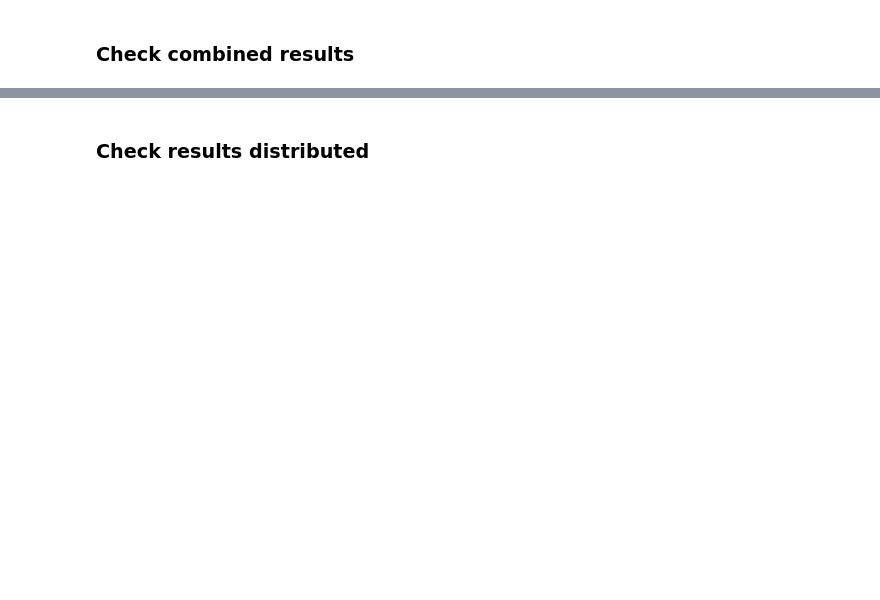
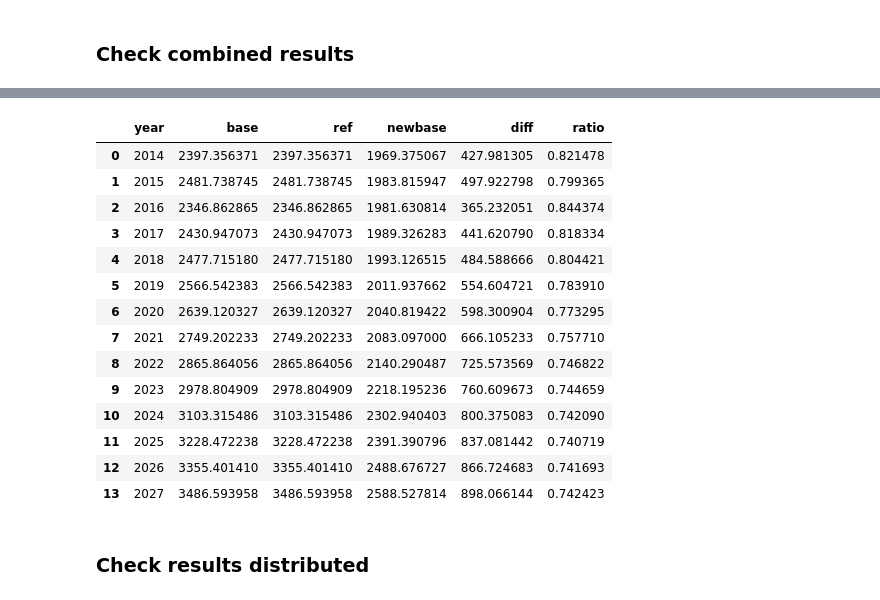
Before and after one commit to PSLmodels/Business-Taxation, a Jupyter notebook: combined_corporate_model.ipynb, the cells around one changed output, grey strips where cells are left out. Cells and saved outputs as stored; diff of their text form; code cells hidden in the pictures; blank space fills up the shorter version.

```diff
--- a/combined_corporate_model.ipynb
+++ b/combined_corporate_model.ipynb
@@ -246,3 +246,26 @@ combined_base
+# %%
+earnings_comparison = pd.DataFrame({'year': range(2014, 2028), 'base': np.array(combined_base['ebitda']), 'ref': np.array(combined_ref['ebitda'])})
+exec(open('earnings.py').read())
+earnings_comparison['newbase'] = extend_earnings_b()
+earnings_comparison['diff'] = earnings_comparison['base'] - earnings_comparison['newbase']
+earnings_comparison['ratio'] = earnings_comparison['newbase'] / earnings_comparison['base']
+earnings_comparison
+# %% [output]
+|  | year | base | ref | newbase | diff | ratio |
+| 0 | 2014 | 2397.356371 | 2397.356371 | 1969.375067 | 427.981305 | 0.821478 |
+| 1 | 2015 | 2481.738745 | 2481.738745 | 1983.815947 | 497.922798 | 0.799365 |
+| 2 | 2016 | 2346.862865 | 2346.862865 | 1981.630814 | 365.232051 | 0.844374 |
+| 3 | 2017 | 2430.947073 | 2430.947073 | 1989.326283 | 441.620790 | 0.818334 |
+| 4 | 2018 | 2477.715180 | 2477.715180 | 1993.126515 | 484.588666 | 0.804421 |
+| 5 | 2019 | 2566.542383 | 2566.542383 | 2011.937662 | 554.604721 | 0.783910 |
+| 6 | 2020 | 2639.120327 | 2639.120327 | 2040.819422 | 598.300904 | 0.773295 |
+| 7 | 2021 | 2749.202233 | 2749.202233 | 2083.097000 | 666.105233 | 0.757710 |
+| 8 | 2022 | 2865.864056 | 2865.864056 | 2140.290487 | 725.573569 | 0.746822 |
+| 9 | 2023 | 2978.804909 | 2978.804909 | 2218.195236 | 760.609673 | 0.744659 |
+| 10 | 2024 | 3103.315486 | 3103.315486 | 2302.940403 | 800.375083 | 0.742090 |
+| 11 | 2025 | 3228.472238 | 3228.472238 | 2391.390796 | 837.081442 | 0.740719 |
+| 12 | 2026 | 3355.401410 | 3355.401410 | 2488.676727 | 866.724683 | 0.741693 |
+| 13 | 2027 | 3486.593958 | 3486.593958 | 2588.527814 | 898.066144 | 0.742423 |
 # %% [markdown]
 ### Check results distributed
 # %%
```
Also changed, not shown: parts of 9 cells of this notebook, 14 other files.
